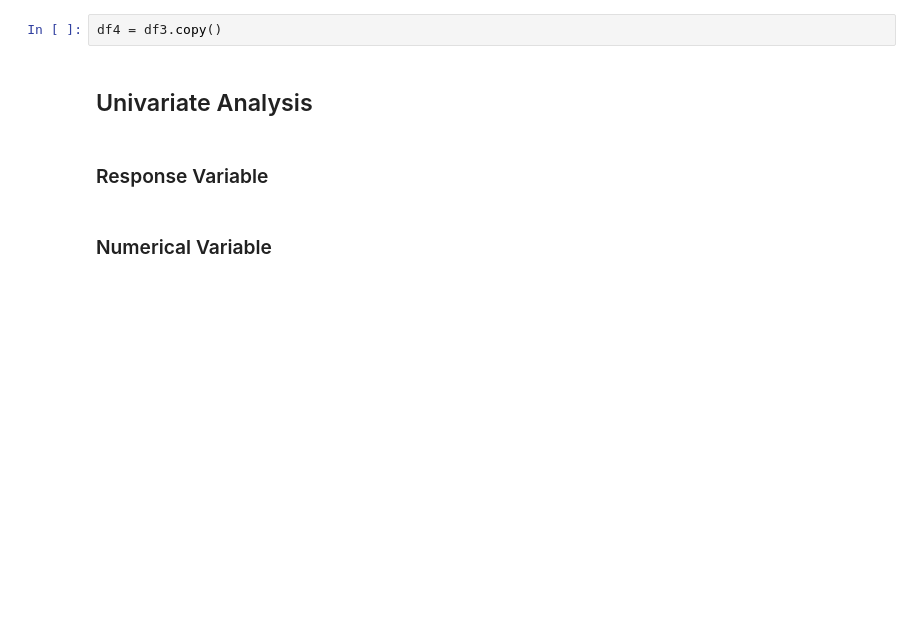
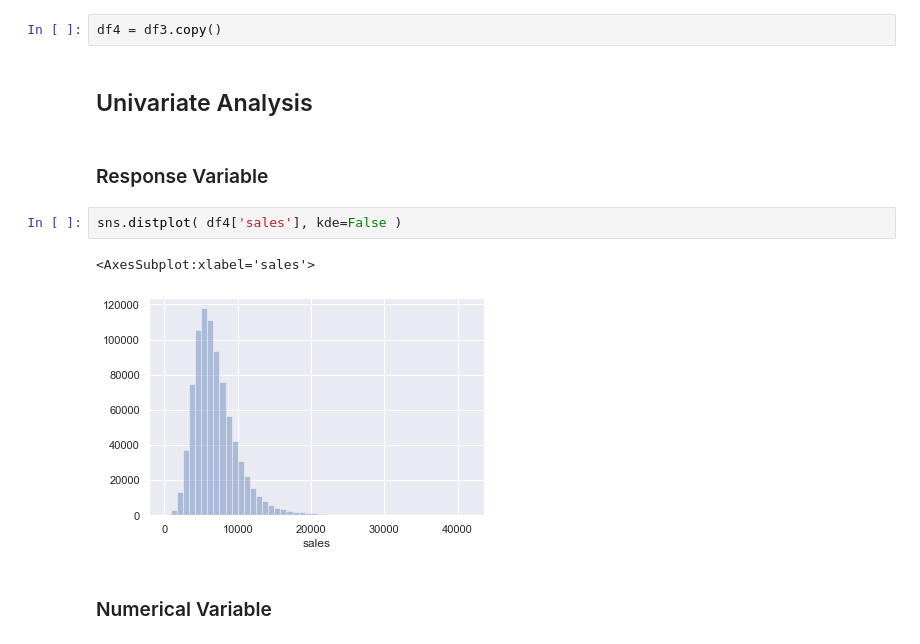
Before and after one commit to ikauann/Rossmann-Store-Sales, a Jupyter notebook: m04_v01_store_sales_prediction.ipynb, the cells around one changed output. Saved outputs shown, nothing was run; the diff lists cells and outputs as text; blank space fills up the shorter version.

```diff
--- a/m04_v01_store_sales_prediction.ipynb
+++ b/m04_v01_store_sales_prediction.ipynb
@@ -360,5 +450,10 @@ df4 = df3.copy()
 ## Univariate Analysis
 # %% [markdown]
 ### Response Variable
+# %%
+sns.distplot( df4['sales'], kde=False )
+# %% [output]
+<AxesSubplot:xlabel='sales'>
+[figure, added]
 # %% [markdown]
 ### Numerical Variable
```
Also changed, not shown: parts of 30 cells of this notebook, 2 other files.
